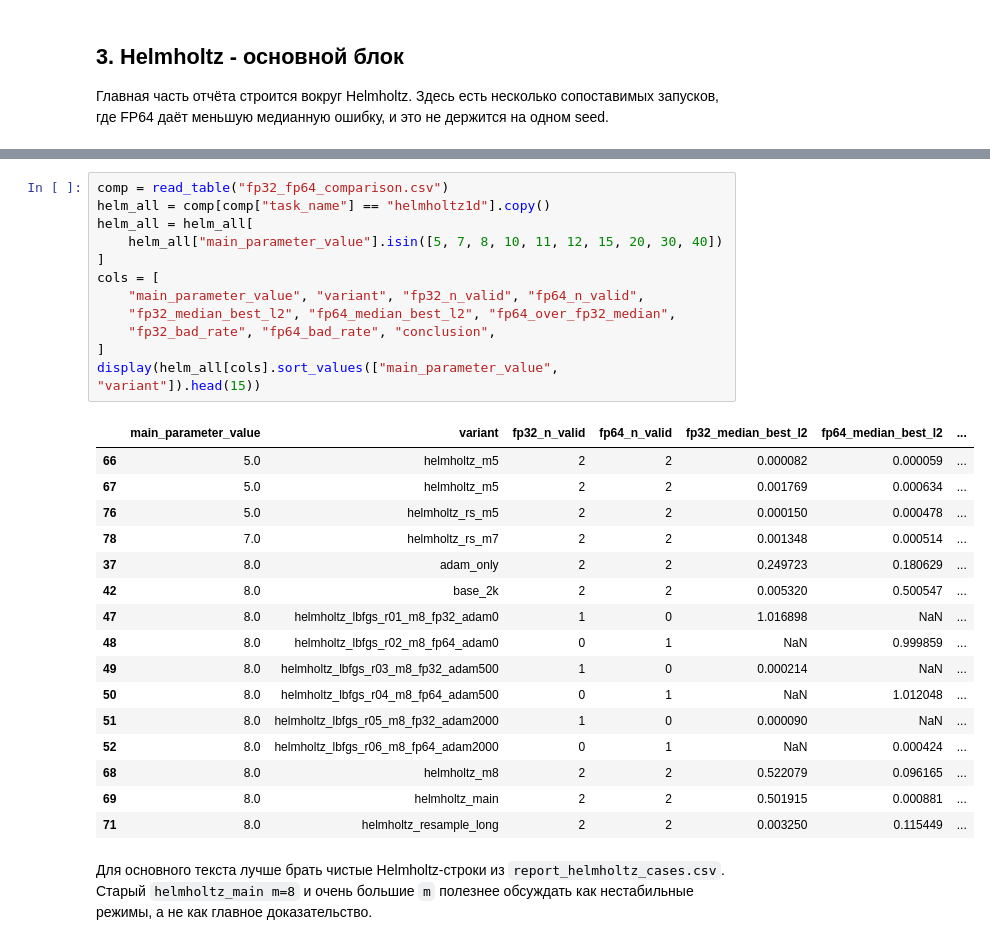
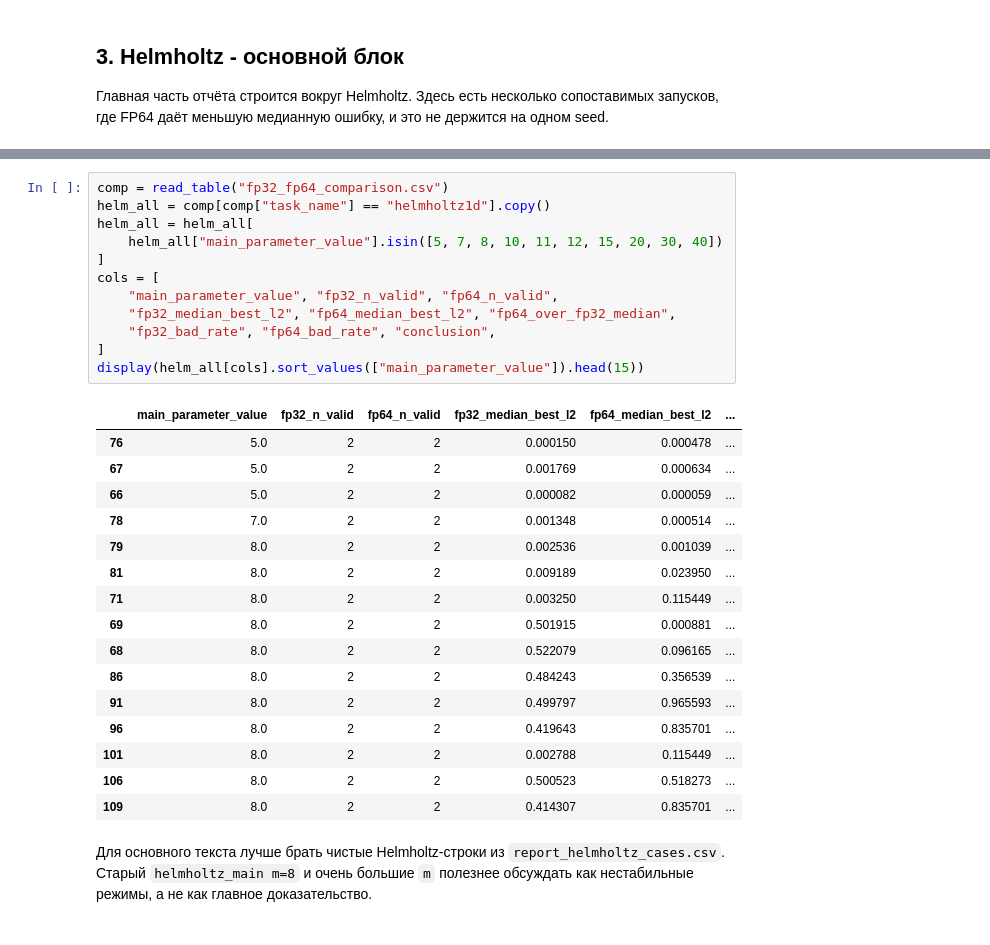
Before and after one commit to masousmen/PINN_course_work, a Jupyter notebook: notebooks/results_summary.ipynb, the cells around one changed output, grey strips where cells are left out. Saved outputs shown, nothing was run; the diff lists cells and outputs as text.

```diff
--- a/notebooks/results_summary.ipynb
+++ b/notebooks/results_summary.ipynb
@@ -125,32 +149,32 @@ show_img("report_helmholtz_m12_curves.png")
 # %%
 comp = read_table("fp32_fp64_comparison.csv")
 helm_all = comp[comp["task_name"] == "helmholtz1d"].copy()
 helm_all = helm_all[
     helm_all["main_parameter_value"].isin([5, 7, 8, 10, 11, 12, 15, 20, 30, 40])
 ]
 cols = [
-    "main_parameter_value", "variant", "fp32_n_valid", "fp64_n_valid",
+    "main_parameter_value", "fp32_n_valid", "fp64_n_valid",
     "fp32_median_best_l2", "fp64_median_best_l2", "fp64_over_fp32_median",
     "fp32_bad_rate", "fp64_bad_rate", "conclusion",
 ]
-display(helm_all[cols].sort_values(["main_parameter_value", "variant"]).head(15))
+display(helm_all[cols].sort_values(["main_parameter_value"]).head(15))
 # %% [output]
-|  | main_parameter_value | variant | fp32_n_valid | fp64_n_valid | fp32_median_best_l2 | fp64_median_best_l2 | ... |
-| 66 | 5.0 | helmholtz_m5 | 2 | 2 | 0.000082 | 0.000059 | ... |
-| 67 | 5.0 | helmholtz_m5 | 2 | 2 | 0.001769 | 0.000634 | ... |
-| 76 | 5.0 | helmholtz_rs_m5 | 2 | 2 | 0.000150 | 0.000478 | ... |
-| 78 | 7.0 | helmholtz_rs_m7 | 2 | 2 | 0.001348 | 0.000514 | ... |
-| 37 | 8.0 | adam_only | 2 | 2 | 0.249723 | 0.180629 | ... |
-| 42 | 8.0 | base_2k | 2 | 2 | 0.005320 | 0.500547 | ... |
-| 47 | 8.0 | helmholtz_lbfgs_r01_m8_fp32_adam0 | 1 | 0 | 1.016898 | NaN | ... |
-| 48 | 8.0 | helmholtz_lbfgs_r02_m8_fp64_adam0 | 0 | 1 | NaN | 0.999859 | ... |
-| 49 | 8.0 | helmholtz_lbfgs_r03_m8_fp32_adam500 | 1 | 0 | 0.000214 | NaN | ... |
-| 50 | 8.0 | helmholtz_lbfgs_r04_m8_fp64_adam500 | 0 | 1 | NaN | 1.012048 | ... |
-| 51 | 8.0 | helmholtz_lbfgs_r05_m8_fp32_adam2000 | 1 | 0 | 0.000090 | NaN | ... |
-| 52 | 8.0 | helmholtz_lbfgs_r06_m8_fp64_adam2000 | 0 | 1 | NaN | 0.000424 | ... |
-| 68 | 8.0 | helmholtz_m8 | 2 | 2 | 0.522079 | 0.096165 | ... |
-| 69 | 8.0 | helmholtz_main | 2 | 2 | 0.501915 | 0.000881 | ... |
-| 71 | 8.0 | helmholtz_resample_long | 2 | 2 | 0.003250 | 0.115449 | ... |
+|  | main_parameter_value | fp32_n_valid | fp64_n_valid | fp32_median_best_l2 | fp64_median_best_l2 | ... |
+| 76 | 5.0 | 2 | 2 | 0.000150 | 0.000478 | ... |
+| 67 | 5.0 | 2 | 2 | 0.001769 | 0.000634 | ... |
+| 66 | 5.0 | 2 | 2 | 0.000082 | 0.000059 | ... |
+| 78 | 7.0 | 2 | 2 | 0.001348 | 0.000514 | ... |
+| 79 | 8.0 | 2 | 2 | 0.002536 | 0.001039 | ... |
+| 81 | 8.0 | 2 | 2 | 0.009189 | 0.023950 | ... |
+| 71 | 8.0 | 2 | 2 | 0.003250 | 0.115449 | ... |
+| 69 | 8.0 | 2 | 2 | 0.501915 | 0.000881 | ... |
+| 68 | 8.0 | 2 | 2 | 0.522079 | 0.096165 | ... |
+| 86 | 8.0 | 2 | 2 | 0.484243 | 0.356539 | ... |
+| 91 | 8.0 | 2 | 2 | 0.499797 | 0.965593 | ... |
+| 96 | 8.0 | 2 | 2 | 0.419643 | 0.835701 | ... |
+| 101 | 8.0 | 2 | 2 | 0.002788 | 0.115449 | ... |
+| 106 | 8.0 | 2 | 2 | 0.500523 | 0.518273 | ... |
+| 109 | 8.0 | 2 | 2 | 0.414307 | 0.835701 | ... |
 # %% [markdown]
 Для основного текста лучше брать чистые Helmholtz-строки из `report_helmholtz_cases.csv`. Старый `helmholtz_main m=8` и очень большие `m` полезнее обсуждать как нестабильные режимы, а не как главное доказательство.
 # %% [markdown]
```
Also changed, not shown: parts of 18 cells of this notebook, 15 other files.
